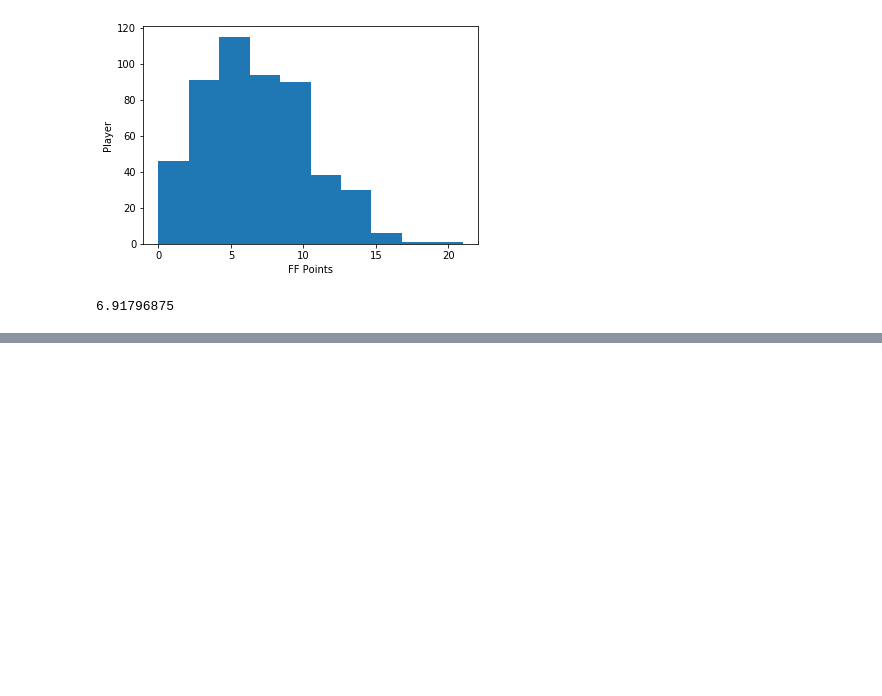
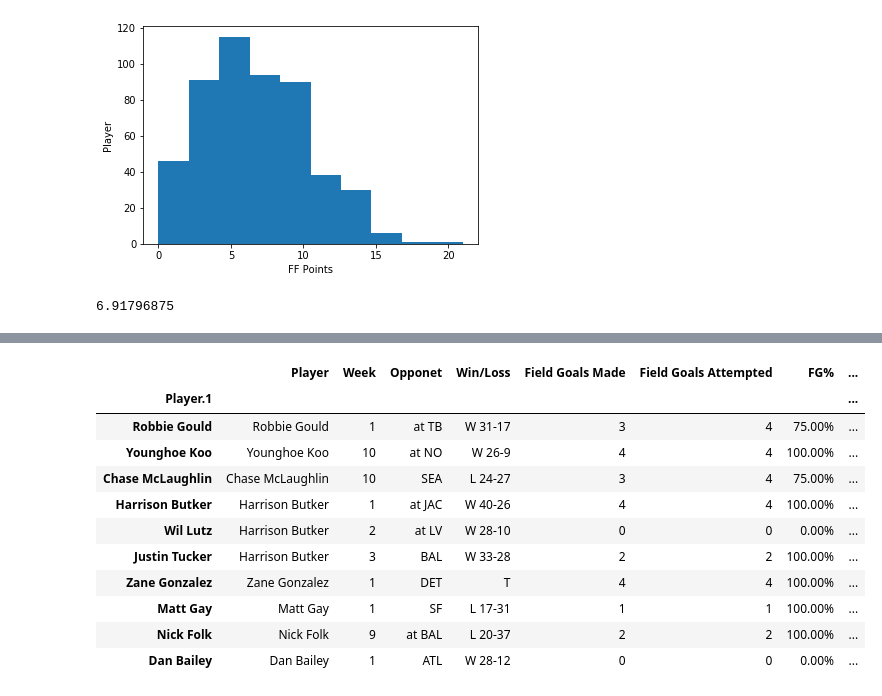
Before and after one commit to danchavez728/NFL-Win-Loss-Machine-Learning-Analysis, a Jupyter notebook: NFL Kickers Jupyter Notebook.ipynb, the cells around one changed output, grey strips where cells are left out. Saved outputs shown, nothing was run; the diff lists cells and outputs as text; code cells hidden in the pictures; blank space fills up the shorter version.

```diff
--- a/NFL Kickers Jupyter Notebook.ipynb
+++ b/NFL Kickers Jupyter Notebook.ipynb
@@ -139,0 +161,18 @@ vc_slope, vc_int, vc_r, vc_p, vc_std_err = stats.linregress(Player, Field_Goal_P
+# %%
+#set Play.1 Index
+
+Kicker_data3 = Kicker_data2.set_index("Player.1")
+Kicker_data3.head(10)
+# %% [output]
+|  | Player | Week | Opponet | Win/Loss | Field Goals Made | Field Goals Attempted | FG% | ... |
+| Player.1 |  |  |  |  |  |  |  | ... |
+| Robbie Gould | Robbie Gould | 1 | at TB | W 31-17 | 3 | 4 | 75.00% | ... |
+| Younghoe Koo | Younghoe Koo | 10 | at NO | W 26-9 | 4 | 4 | 100.00% | ... |
+| Chase McLaughlin | Chase McLaughlin | 10 | SEA | L 24-27 | 3 | 4 | 75.00% | ... |
+| Harrison Butker | Harrison Butker | 1 | at JAC | W 40-26 | 4 | 4 | 100.00% | ... |
+| Wil Lutz | Harrison Butker | 2 | at LV | W 28-10 | 0 | 0 | 0.00% | ... |
+| Justin Tucker | Harrison Butker | 3 | BAL | W 33-28 | 2 | 2 | 100.00% | ... |
+| Zane Gonzalez | Zane Gonzalez | 1 | DET | T | 4 | 4 | 100.00% | ... |
+| Matt Gay | Matt Gay | 1 | SF | L 17-31 | 1 | 1 | 100.00% | ... |
+| Nick Folk | Nick Folk | 9 | at BAL | L 20-37 | 2 | 2 | 100.00% | ... |
+| Dan Bailey | Dan Bailey | 1 | ATL | W 28-12 | 0 | 0 | 0.00% | ... |
```
Also changed, not shown: parts of 7 cells of this notebook, 3 other files.
